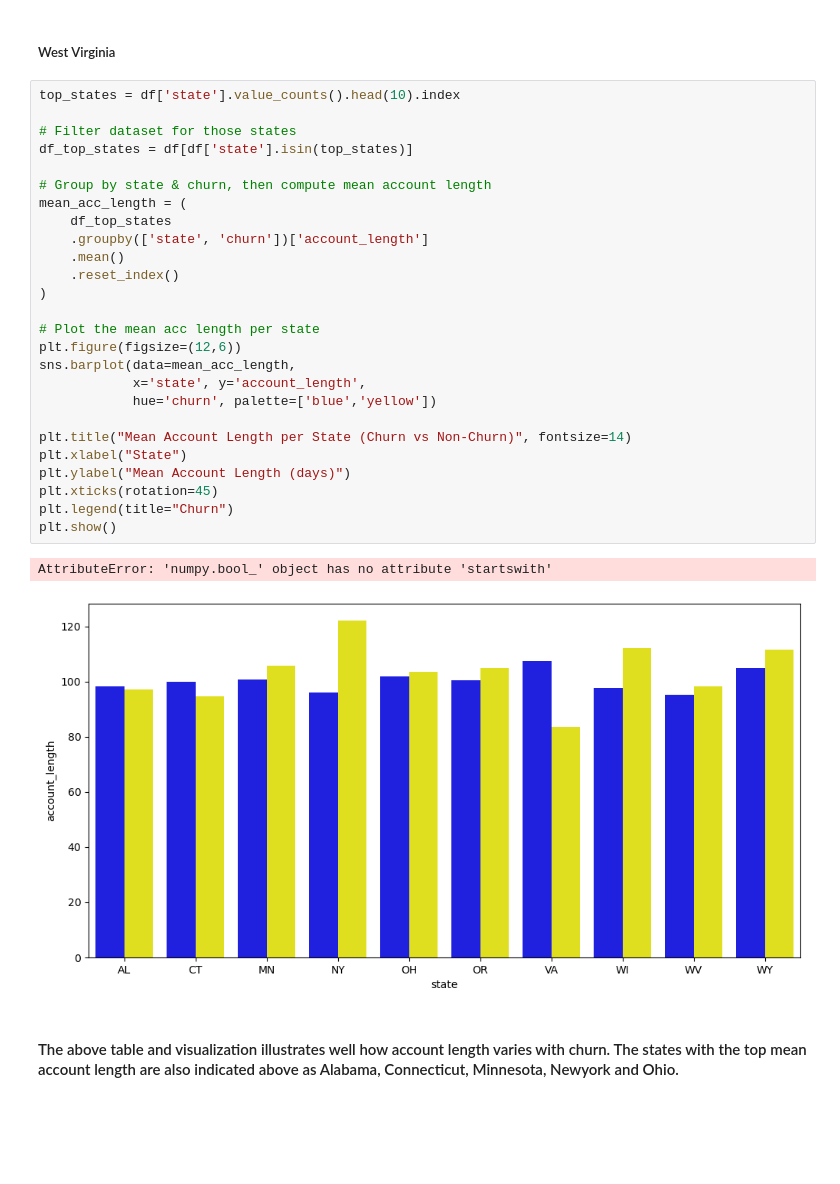
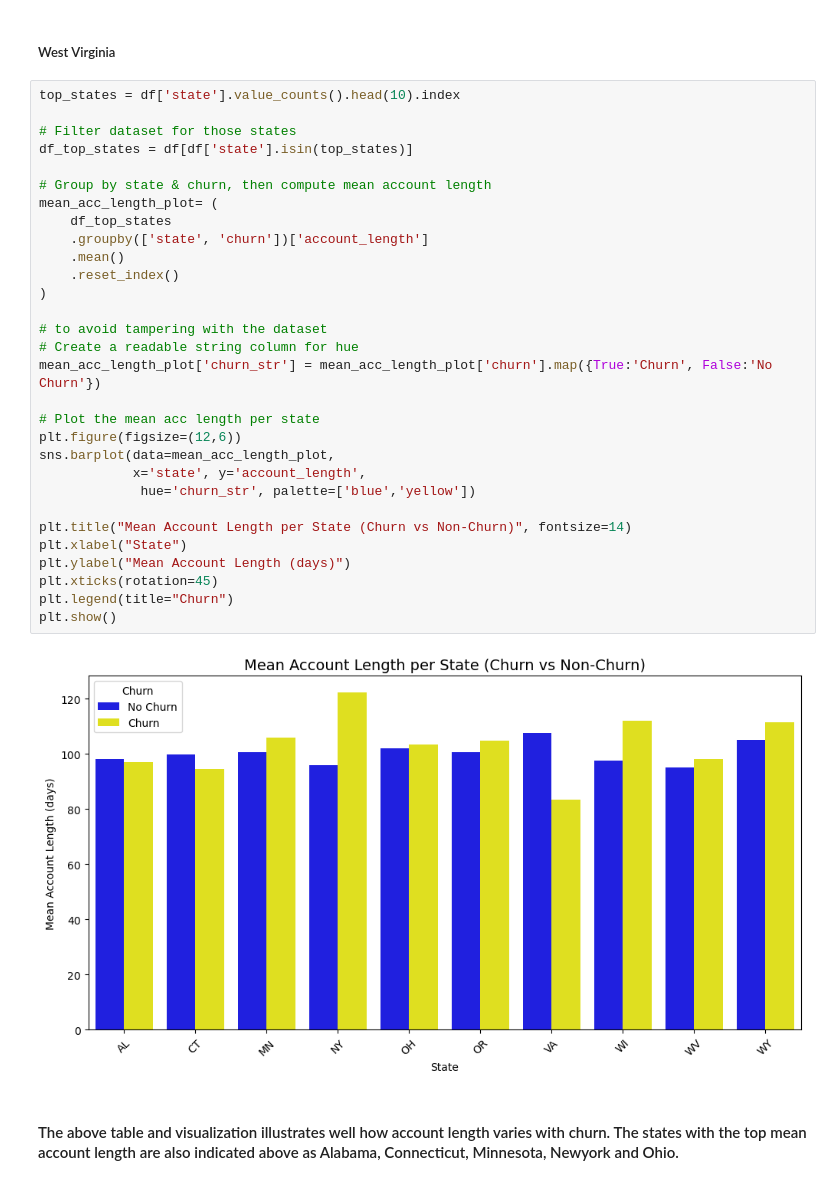
Before and after one commit to Kiplagat8/dsft13hybrid_phase3_project_group4, a Jupyter notebook: index.ipynb, the cells around one changed output. Drawn from its saved outputs; the diff is of its cells as text; blank space fills up the shorter version.

```diff
--- a/index.ipynb
+++ b/index.ipynb
@@ -375,32 +375,35 @@ Name: count, dtype: int64
 # %%
 top_states = df['state'].value_counts().head(10).index
 
 # Filter dataset for those states
 df_top_states = df[df['state'].isin(top_states)]
 
 # Group by state & churn, then compute mean account length
-mean_acc_length = (
+mean_acc_length_plot= (
     df_top_states
     .groupby(['state', 'churn'])['account_length']
     .mean()
     .reset_index()
 )
 
+# to avoid tampering with the dataset
+# Create a readable string column for hue
+mean_acc_length_plot['churn_str'] = mean_acc_length_plot['churn'].map({True:'Churn', False:'No Churn'})
+
 # Plot the mean acc length per state
 plt.figure(figsize=(12,6))
-sns.barplot(data=mean_acc_length,
+sns.barplot(data=mean_acc_length_plot,
             x='state', y='account_length',
-            hue='churn', palette=['blue','yellow'])
+             hue='churn_str', palette=['blue','yellow'])
 
 plt.title("Mean Account Length per State (Churn vs Non-Churn)", fontsize=14)
 plt.xlabel("State")
 plt.ylabel("Mean Account Length (days)")
 plt.xticks(rotation=45)
 plt.legend(title="Churn")
 plt.show()
 # %% [output]
-AttributeError: 'numpy.bool_' object has no attribute 'startswith'
-[figure, old version]
+[figure, new version]
 # %% [markdown]
 #### The above table and visualization illustrates well how account length varies with churn. The states with the top mean account length are also indicated above as Alabama, Connecticut, Minnesota, Newyork and Ohio.
 # %%
```
Also changed, not shown: parts of 41 cells of this notebook.
